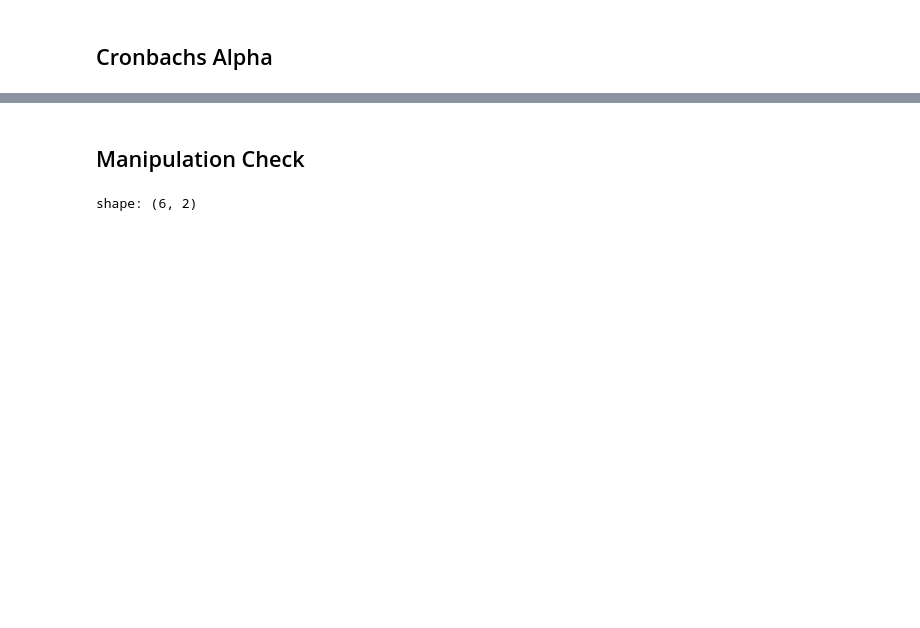
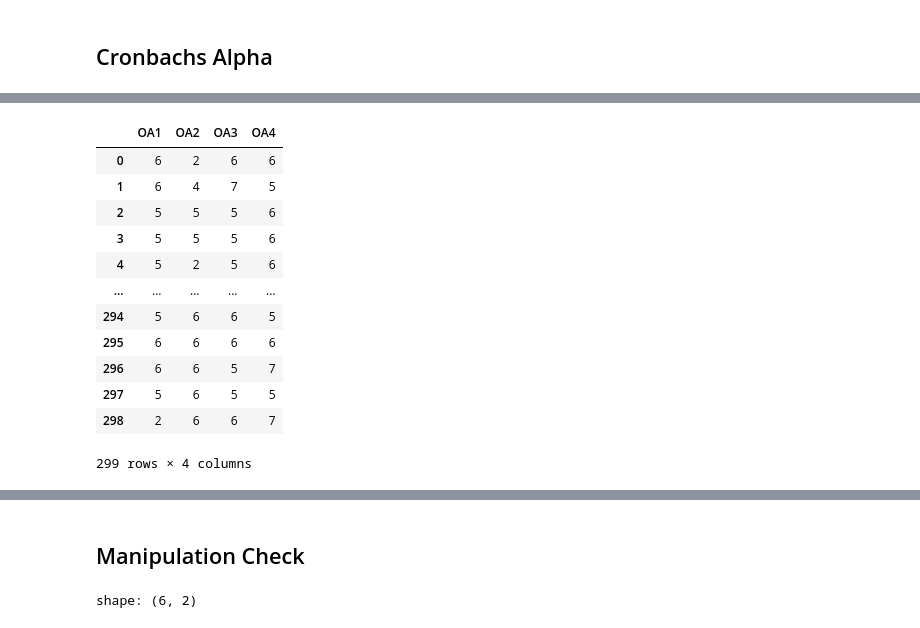
Before and after one commit to FlavourDave92/managerial-accountability-study-2026, a Jupyter notebook: notebooks/00_start.ipynb, the cells around one changed output, grey strips where cells are left out. Saved outputs shown, nothing was run; the diff lists cells and outputs as text; code cells hidden in the pictures; blank space fills up the shorter version.

```diff
--- a/notebooks/00_start.ipynb
+++ b/notebooks/00_start.ipynb
@@ -155,0 +200,18 @@ Cr. alpha too low for RC: 0.646
+# %%
+df["OA1", "OA2", "OA3", "OA4"].with_columns(
+    OA1 = pl.col("OA1").cast(pl.Int64)
+).to_pandas()
+# %% [output]
+|  | OA1 | OA2 | OA3 | OA4 |
+| 0 | 6 | 2 | 6 | 6 |
+| 1 | 6 | 4 | 7 | 5 |
+| 2 | 5 | 5 | 5 | 6 |
+| 3 | 5 | 5 | 5 | 6 |
+| 4 | 5 | 2 | 5 | 6 |
+| ... | ... | ... | ... | ... |
+| 294 | 5 | 6 | 6 | 5 |
+| 295 | 6 | 6 | 6 | 6 |
+| 296 | 6 | 6 | 5 | 7 |
+| 297 | 5 | 6 | 5 | 5 |
+| 298 | 2 | 6 | 6 | 7 |
+299 rows × 4 columns
```
Also changed, not shown: parts of 13 cells of this notebook, 10 other files.
